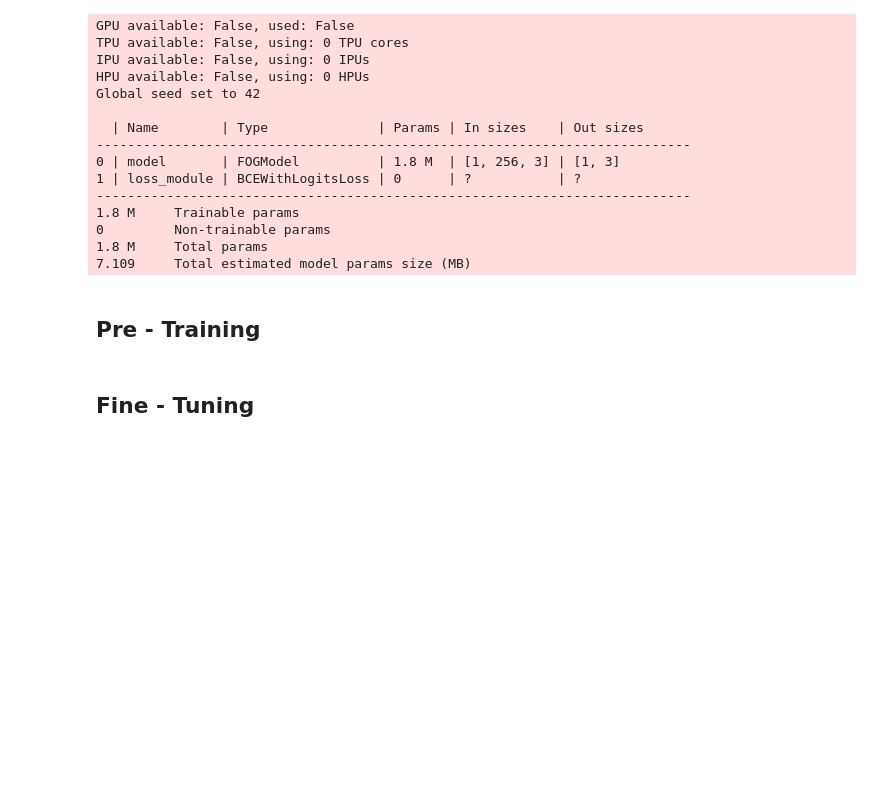
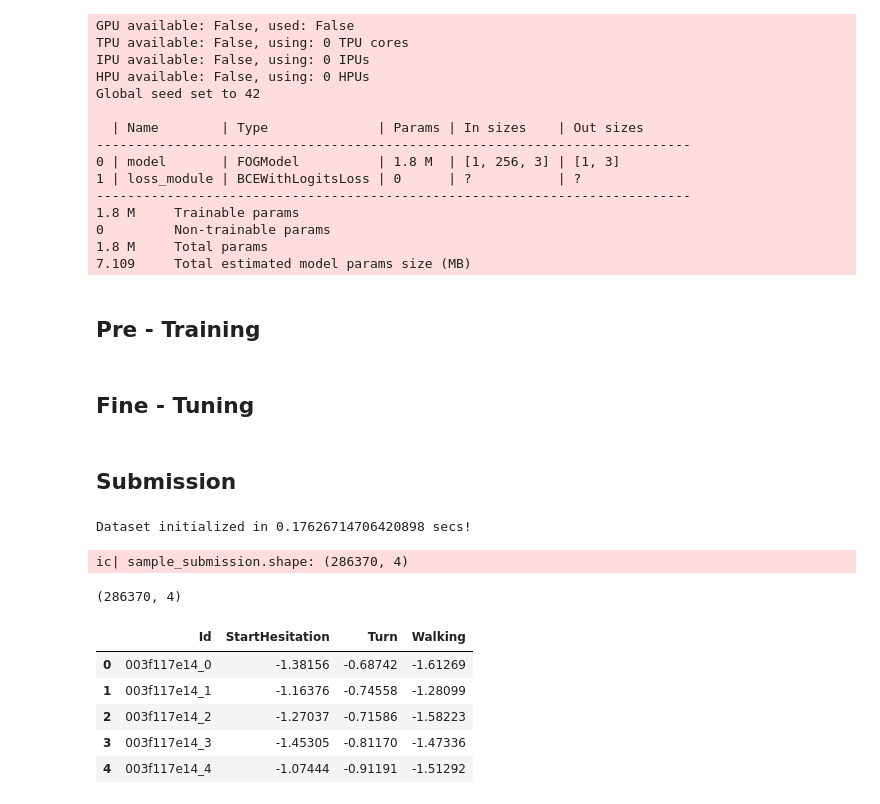
Before and after one commit to Atahanak/parkinsons_freezing_of_gait_prediction, a Jupyter notebook: park-bert.ipynb, the cells around one changed output. Drawn from its saved outputs; the diff is of its cells as text; code cells hidden in the pictures; blank space fills up the shorter version.

Commit message:
submission script added

```diff
--- a/park-bert.ipynb
+++ b/park-bert.ipynb
@@ -23,7 +24,7 @@ class Config:
     TRAIN_DIR = '../tlvmc-parkinsons-freezing-gait-prediction/train/'
     TDCSFOG_DIR = '../tlvmc-parkinsons-freezing-gait-prediction/train/tdcsfog/'
     DEFOG_DIR = '../tlvmc-parkinsons-freezing-gait-prediction/train/defog/'
-    CHECKPOINT_PATH = './checkpoints/'
+    CHECKPOINT_PATH = './checkpoints/FOGModel/lightning_logs/version_0/checkpoints/epoch=1-step=5826.ckpt'
 
     batch_size = 2048
     window_size = 256
@@ -459,3 +460,51 @@ Global seed set to 42
 ## Pre - Training
 # %% [markdown]
 ## Fine - Tuning
+# %% [markdown]
+## Submission
+# %%
+model = FOGModel().to(cfg.device)
+model = FOGModule.load_from_checkpoint(f"{cfg.CHECKPOINT_PATH}")
+#model.eval()
+
+test_defog_paths = glob.glob(f"{cfg.DATA_DIR}test/defog/*.csv")
+test_tdcsfog_paths = glob.glob(f"{cfg.DATA_DIR}test/tdcsfog/*.csv")
+#print(test_tdcsfog_paths)
+test_fpaths = test_defog_paths + test_tdcsfog_paths
+
+test_dataset = FOGDataset(test_fpaths, test=True)
+test_loader = DataLoader(test_dataset, batch_size=cfg.batch_size)
+
+ids = []
+preds = []
+
+for _id, x in tqdm(test_loader):
+    x = x.to(cfg.device).float()
+    with torch.no_grad():
+        y_pred = model(x)*0.1
+
+    ids.extend(_id)
+    preds.extend(list(np.nan_to_num(y_pred.cpu().numpy())))
+
+sample_submission = pd.read_csv(f"{cfg.DATA_DIR}sample_submission.csv")
+ic(sample_submission.shape)
+
+preds = np.array(preds)
+submission = pd.DataFrame({'Id': ids, 'StartHesitation': np.round(preds[:,0],5), \
+                           'Turn': np.round(preds[:,1],5), 'Walking': np.round(preds[:,2],5)})
+
+submission = pd.merge(sample_submission[['Id']], submission, how='left', on='Id').fillna(0.0)
+submission.to_csv(f"{cfg.DATA_DIR}submission.csv", index=False)
+
+print(submission.shape)
+submission.head()
+# %% [output]
+Dataset initialized in 0.17626714706420898 secs!
+ic| sample_submission.shape: (286370, 4)
+(286370, 4)
+|  | Id | StartHesitation | Turn | Walking |
+| 0 | 003f117e14_0 | -1.38156 | -0.68742 | -1.61269 |
+| 1 | 003f117e14_1 | -1.16376 | -0.74558 | -1.28099 |
+| 2 | 003f117e14_2 | -1.27037 | -0.71586 | -1.58223 |
+| 3 | 003f117e14_3 | -1.45305 | -0.81170 | -1.47336 |
+| 4 | 003f117e14_4 | -1.07444 | -0.91191 | -1.51292 |
```
Also changed, not shown: parts of 1 cell of this notebook.
